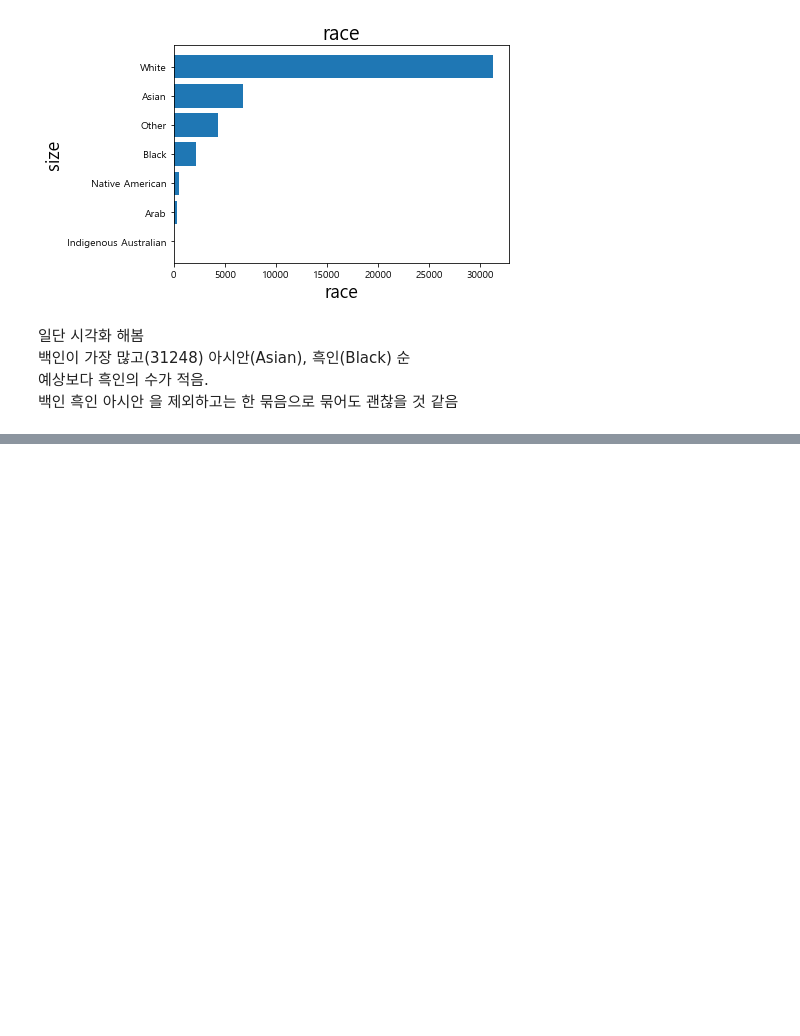
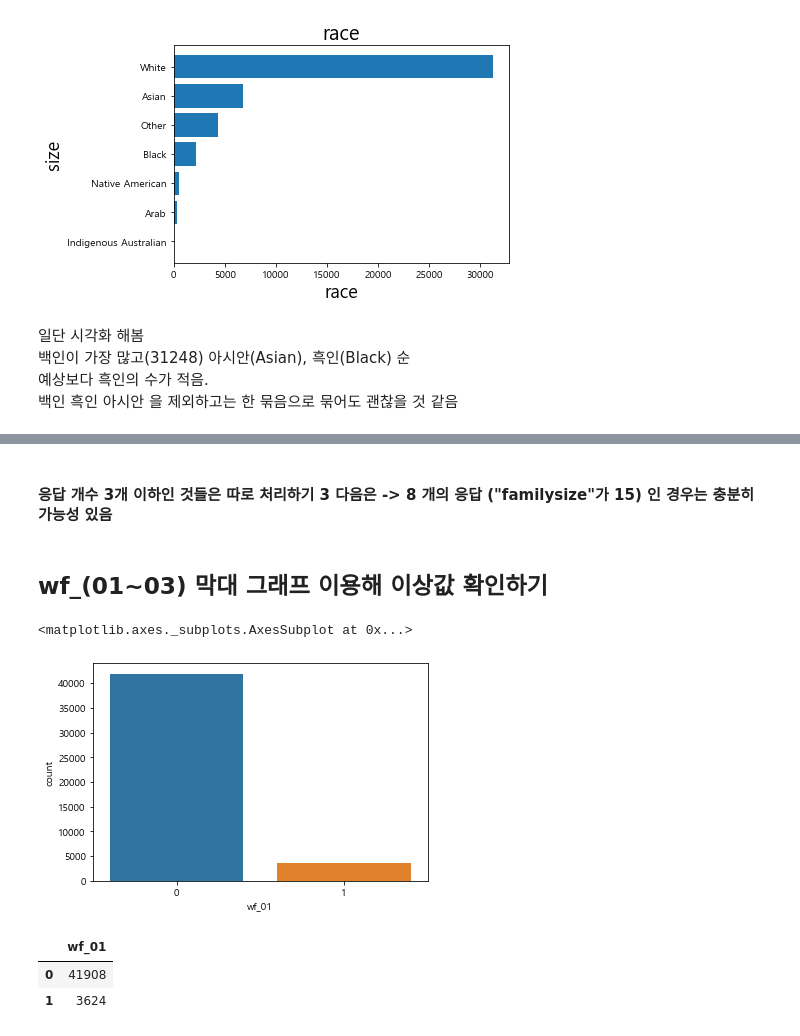
Before and after one commit to sryu219/TeamProject, a Jupyter notebook: FinalProject.ipynb, the cells around one changed output, grey strips where cells are left out. Drawn from its saved outputs; the diff is of its cells as text; code cells hidden in the pictures; blank space fills up the shorter version.

```diff
--- a/FinalProject.ipynb
+++ b/FinalProject.ipynb
@@ -409,0 +439,15 @@ Text(0, 0.5, 'size')
+# %% [markdown]
+#### 응답 개수 3개 이하인 것들은 따로 처리하기 3 다음은 -> 8 개의 응답 ("familysize"가 15) 인 경우는 충분히 가능성 있음
+# %% [markdown]
+## wf_(01~03)  막대 그래프 이용해 이상값 확인하기
+# %%
+sns.countplot(x='wf_01', data=train)
+# %% [output]
+<matplotlib.axes._subplots.AxesSubplot at 0x...>
+[figure, added]
+# %%
+pd.DataFrame(train['wf_01'].value_counts())
+# %% [output]
+|  | wf_01 |
+| 0 | 41908 |
+| 1 | 3624 |
```
Also changed, not shown: parts of 17 cells of this notebook.
